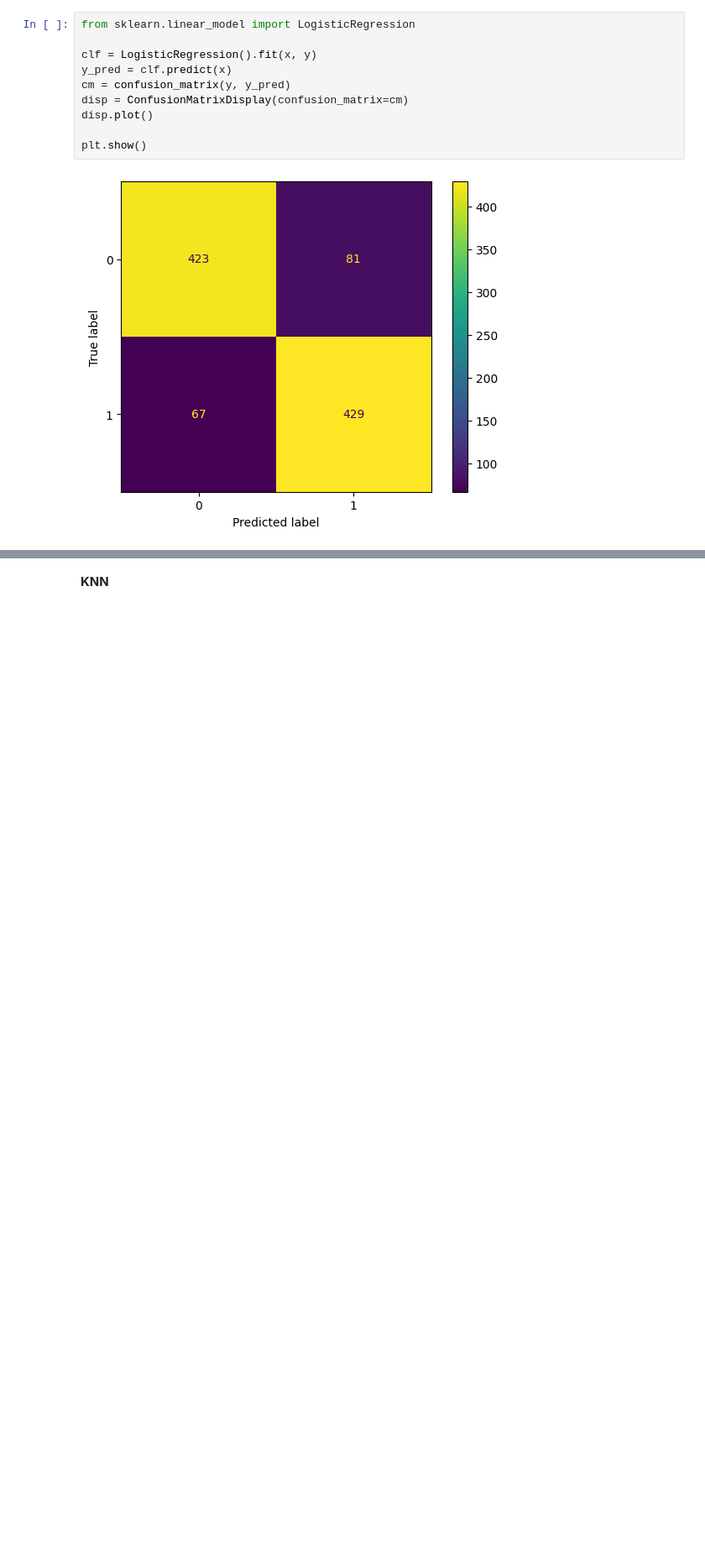
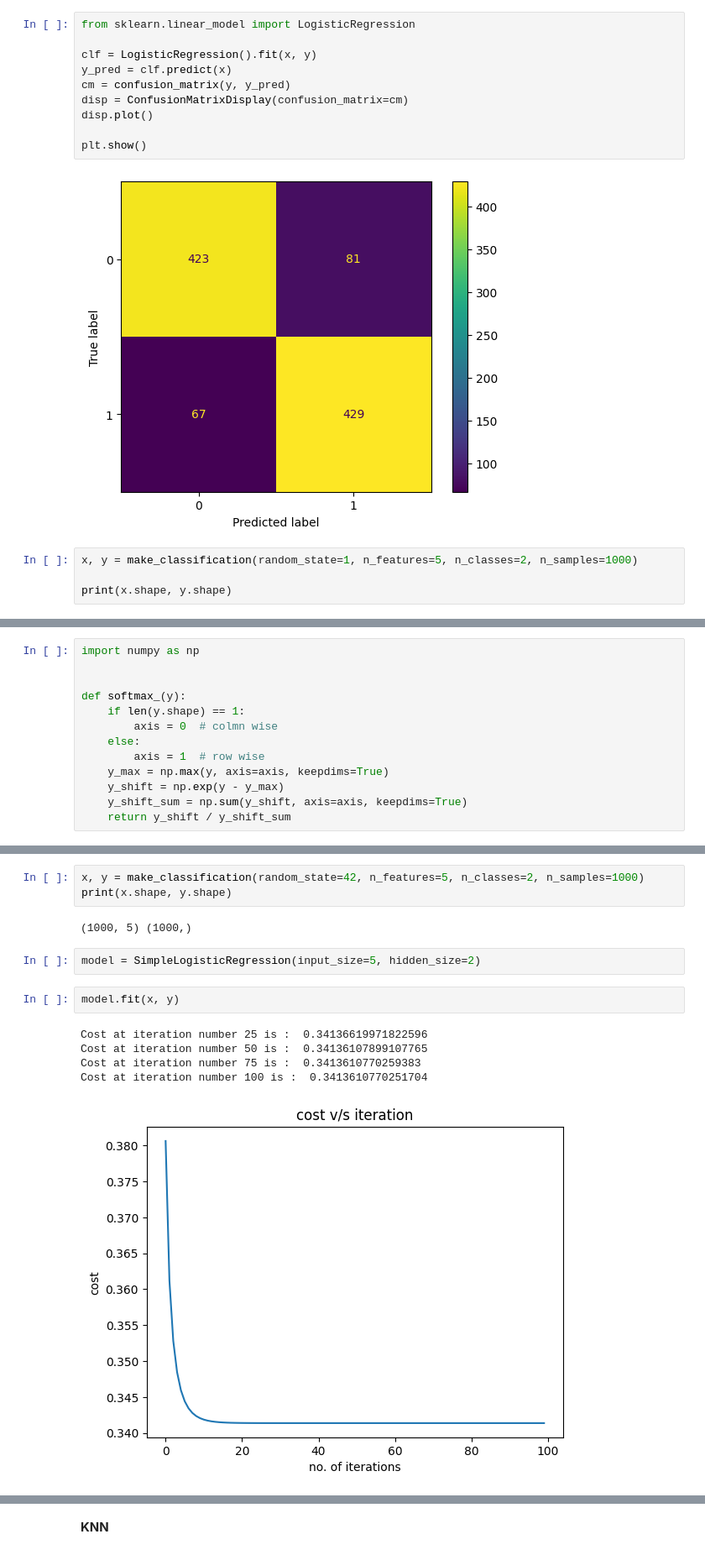
Before and after one commit to Ajax0564/DSA, a Jupyter notebook: Scratc_implementation.ipynb, the cells around one changed output, grey strips where cells are left out. Shown at 84% size. Saved outputs shown, nothing was run; the diff lists cells and outputs as text; blank space fills up the shorter version.

```diff
--- a/Scratc_implementation.ipynb
+++ b/Scratc_implementation.ipynb
@@ -211,3 +212,7 @@ disp.plot()
 plt.show()
 # %% [output]
 [figure]
+# %%
+x, y = make_classification(random_state=1, n_features=5, n_classes=2, n_samples=1000)
+
+print(x.shape, y.shape)
@@ -213,0 +221,13 @@ plt.show()
+# %%
+import numpy as np
+
+
+def softmax_(y):
+    if len(y.shape) == 1:
+        axis = 0  # colmn wise
+    else:
+        axis = 1  # row wise
+    y_max = np.max(y, axis=axis, keepdims=True)
+    y_shift = np.exp(y - y_max)
+    y_shift_sum = np.sum(y_shift, axis=axis, keepdims=True)
+    return y_shift / y_shift_sum
@@ -213,0 +285,15 @@ plt.show()
+# %%
+x, y = make_classification(random_state=42, n_features=5, n_classes=2, n_samples=1000)
+print(x.shape, y.shape)
+# %% [output]
+(1000, 5) (1000,)
+# %%
+model = SimpleLogisticRegression(input_size=5, hidden_size=2)
+# %%
+model.fit(x, y)
+# %% [output]
+Cost at iteration number 25 is :  0.34136619971822596
+Cost at iteration number 50 is :  0.34136107899107765
+Cost at iteration number 75 is :  0.3413610770259383
+Cost at iteration number 100 is :  0.3413610770251704
+[figure, added]
```
Also changed, not shown: parts of 21 cells of this notebook.
